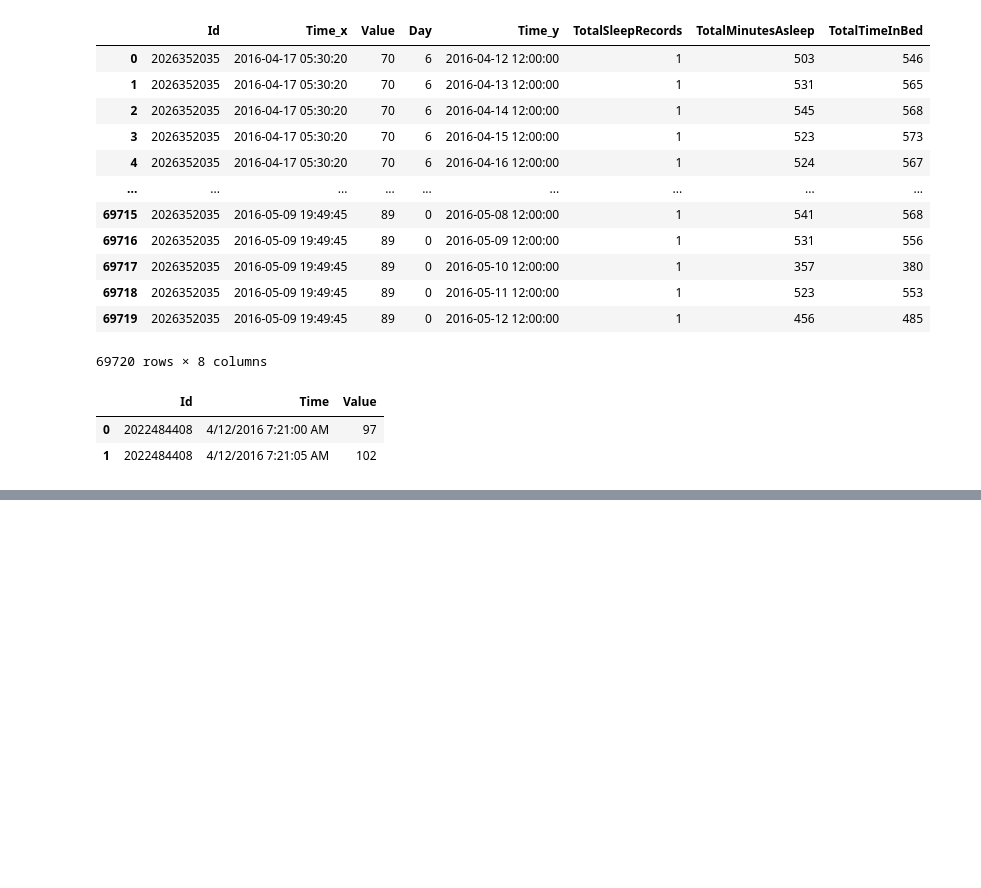
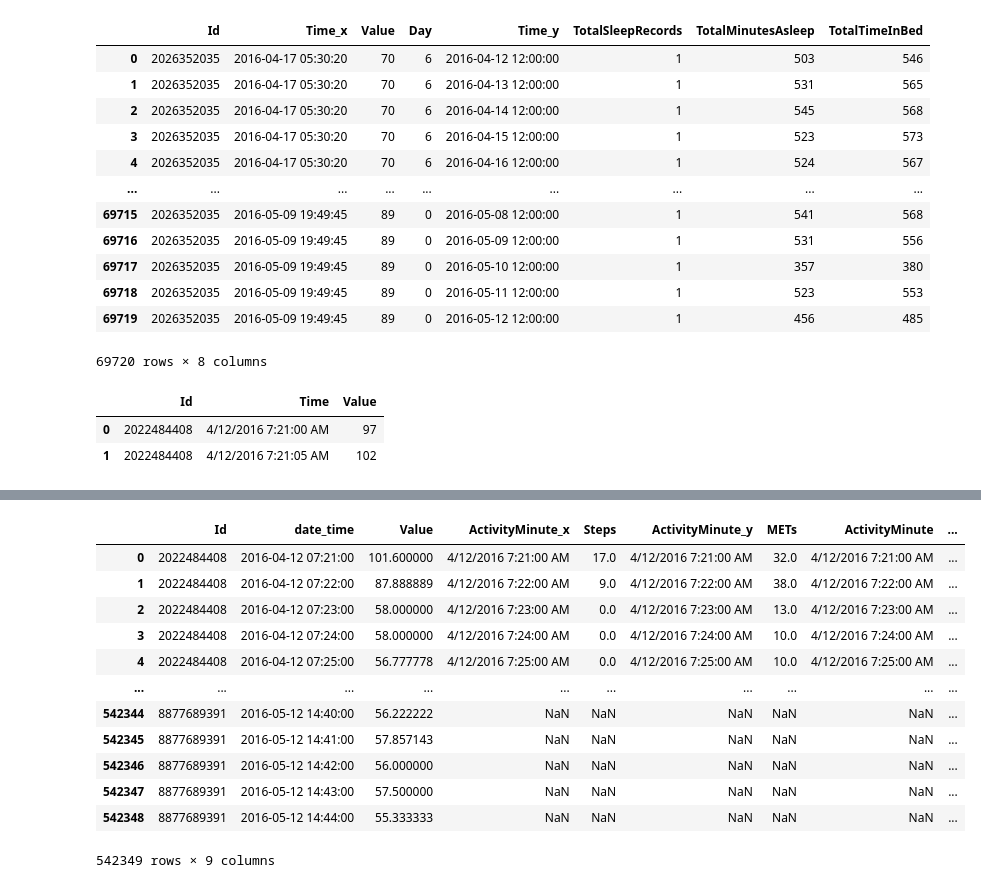
Before and after one commit to ameyabhamare/Customer-Personality-Analysis, a Jupyter notebook: heart_rate_analysis/eda.ipynb, the cells around one changed output, grey strips where cells are left out. Drawn from its saved outputs; the diff is of its cells as text; code cells hidden in the pictures; blank space fills up the shorter version.

Commit message:
eda complete - clean data ready for viz

```diff
--- a/heart_rate_analysis/eda.ipynb
+++ b/heart_rate_analysis/eda.ipynb
@@ -158,0 +171,30 @@ heartrate_minute.head(2)
+# %%
+minute_steps = pd.read_csv('C:/AMEYA/UW/Academics/DATA 515/Project/FitMe/database/minuteStepsNarrow_merged.csv')
+minute_mets = pd.read_csv('C:/AMEYA/UW/Academics/DATA 515/Project/FitMe/database/minuteMETsNarrow_merged.csv')
+minute_calories = pd.read_csv('C:/AMEYA/UW/Academics/DATA 515/Project/FitMe/database/minuteCaloriesNarrow_merged.csv')
+# %%
+# retype to datetime instead of object
+minute_steps['date_time'] = pd.to_datetime(minute_steps['ActivityMinute'], format = '%m/%d/%Y %I:%M:%S %p')
+minute_mets['date_time'] = pd.to_datetime(minute_mets['ActivityMinute'], format = '%m/%d/%Y %I:%M:%S %p')
+minute_calories['date_time'] = pd.to_datetime(minute_calories['ActivityMinute'], format = '%m/%d/%Y %I:%M:%S %p')
+# %%
+# merge the minute tables together
+minute_values = heartrate_minute.merge(minute_steps, how = 'left', on = ['Id', 'date_time'])
+minute_values = minute_values.merge(minute_mets, how = 'left', on = ['Id', 'date_time'])
+minute_values = minute_values.merge(minute_calories, how = 'left', on = ['Id', 'date_time'])
+# %%
+minute_values
+# %% [output]
+|  | Id | date_time | Value | ActivityMinute_x | Steps | ActivityMinute_y | METs | ActivityMinute | ... |
+| 0 | 2022484408 | 2016-04-12 07:21:00 | 101.600000 | 4/12/2016 7:21:00 AM | 17.0 | 4/12/2016 7:21:00 AM | 32.0 | 4/12/2016 7:21:00 AM | ... |
+| 1 | 2022484408 | 2016-04-12 07:22:00 | 87.888889 | 4/12/2016 7:22:00 AM | 9.0 | 4/12/2016 7:22:00 AM | 38.0 | 4/12/2016 7:22:00 AM | ... |
+| 2 | 2022484408 | 2016-04-12 07:23:00 | 58.000000 | 4/12/2016 7:23:00 AM | 0.0 | 4/12/2016 7:23:00 AM | 13.0 | 4/12/2016 7:23:00 AM | ... |
+| 3 | 2022484408 | 2016-04-12 07:24:00 | 58.000000 | 4/12/2016 7:24:00 AM | 0.0 | 4/12/2016 7:24:00 AM | 10.0 | 4/12/2016 7:24:00 AM | ... |
+| 4 | 2022484408 | 2016-04-12 07:25:00 | 56.777778 | 4/12/2016 7:25:00 AM | 0.0 | 4/12/2016 7:25:00 AM | 10.0 | 4/12/2016 7:25:00 AM | ... |
+| ... | ... | ... | ... | ... | ... | ... | ... | ... | ... |
+| 542344 | 8877689391 | 2016-05-12 14:40:00 | 56.222222 | NaN | NaN | NaN | NaN | NaN | ... |
+| 542345 | 8877689391 | 2016-05-12 14:41:00 | 57.857143 | NaN | NaN | NaN | NaN | NaN | ... |
+| 542346 | 8877689391 | 2016-05-12 14:42:00 | 56.000000 | NaN | NaN | NaN | NaN | NaN | ... |
+| 542347 | 8877689391 | 2016-05-12 14:43:00 | 57.500000 | NaN | NaN | NaN | NaN | NaN | ... |
+| 542348 | 8877689391 | 2016-05-12 14:44:00 | 55.333333 | NaN | NaN | NaN | NaN | NaN | ... |
+542349 rows × 9 columns
```
Also changed, not shown: parts of 16 cells of this notebook.
